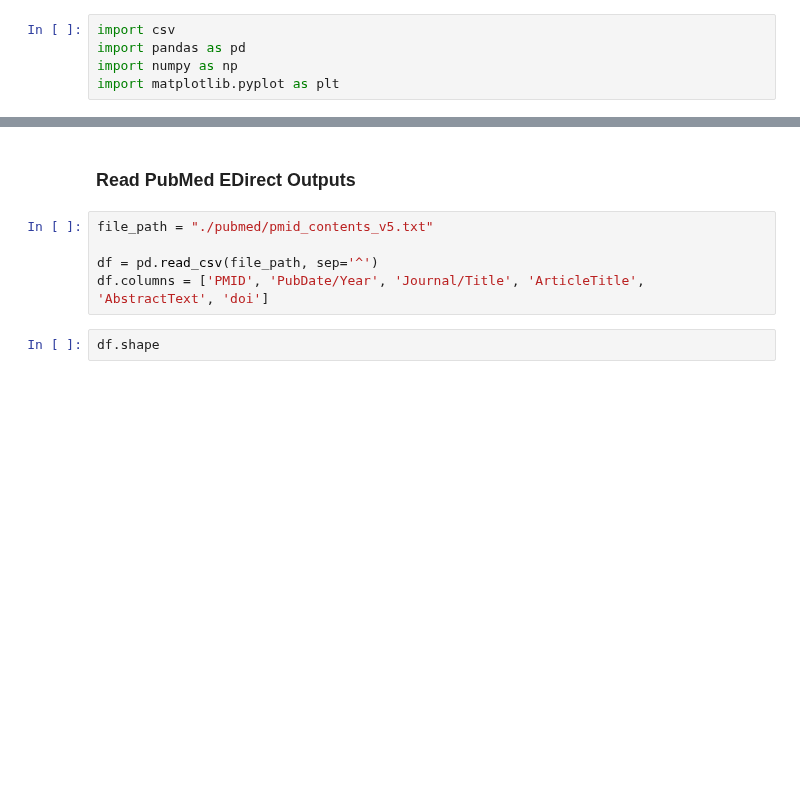
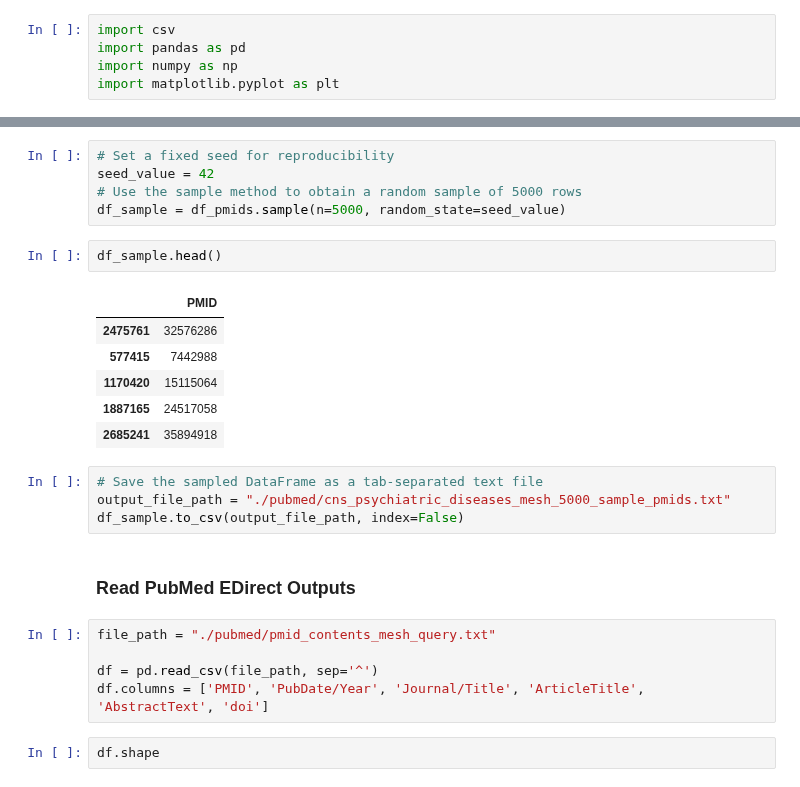
Before and after one commit to Ineichen-Group/StudyTypeTeller, a Jupyter notebook: data/Data_Preparation.ipynb, the cells around one changed output, grey strips where cells are left out. Drawn from its saved outputs; the diff is of its cells as text; blank space fills up the shorter version.

```diff
--- a/data/Data_Preparation.ipynb
+++ b/data/Data_Preparation.ipynb
@@ -6,7 +25,25 @@ import matplotlib.pyplot as plt
+# %%
+# Set a fixed seed for reproducibility
+seed_value = 42
+# Use the sample method to obtain a random sample of 5000 rows
+df_sample = df_pmids.sample(n=5000, random_state=seed_value)
+# %%
+df_sample.head()
+# %% [output]
+|  | PMID |
+| 2475761 | 32576286 |
+| 577415 | 7442988 |
+| 1170420 | 15115064 |
+| 1887165 | 24517058 |
+| 2685241 | 35894918 |
+# %%
+# Save the sampled DataFrame as a tab-separated text file
+output_file_path = "./pubmed/cns_psychiatric_diseases_mesh_5000_sample_pmids.txt"
+df_sample.to_csv(output_file_path, index=False)
 # %% [markdown]
 ### Read PubMed EDirect Outputs
 # %%
-file_path = "./pubmed/pmid_contents_v5.txt"
+file_path = "./pubmed/pmid_contents_mesh_query.txt"
 
 df = pd.read_csv(file_path, sep='^')
 df.columns = ['PMID', 'PubDate/Year', 'Journal/Title', 'ArticleTitle', 'AbstractText', 'doi']
```
Also changed, not shown: parts of 7 cells of this notebook, 16 other files.
